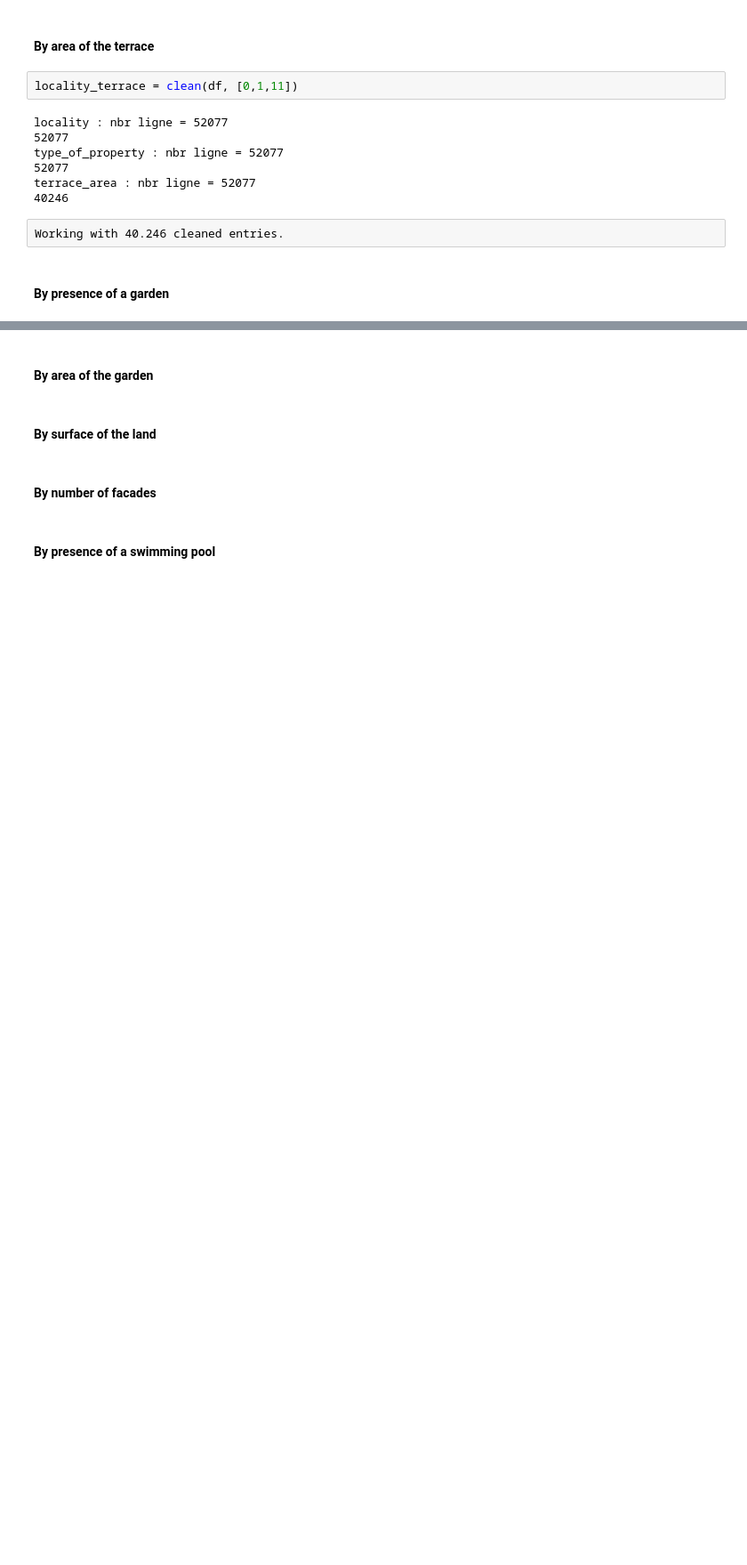
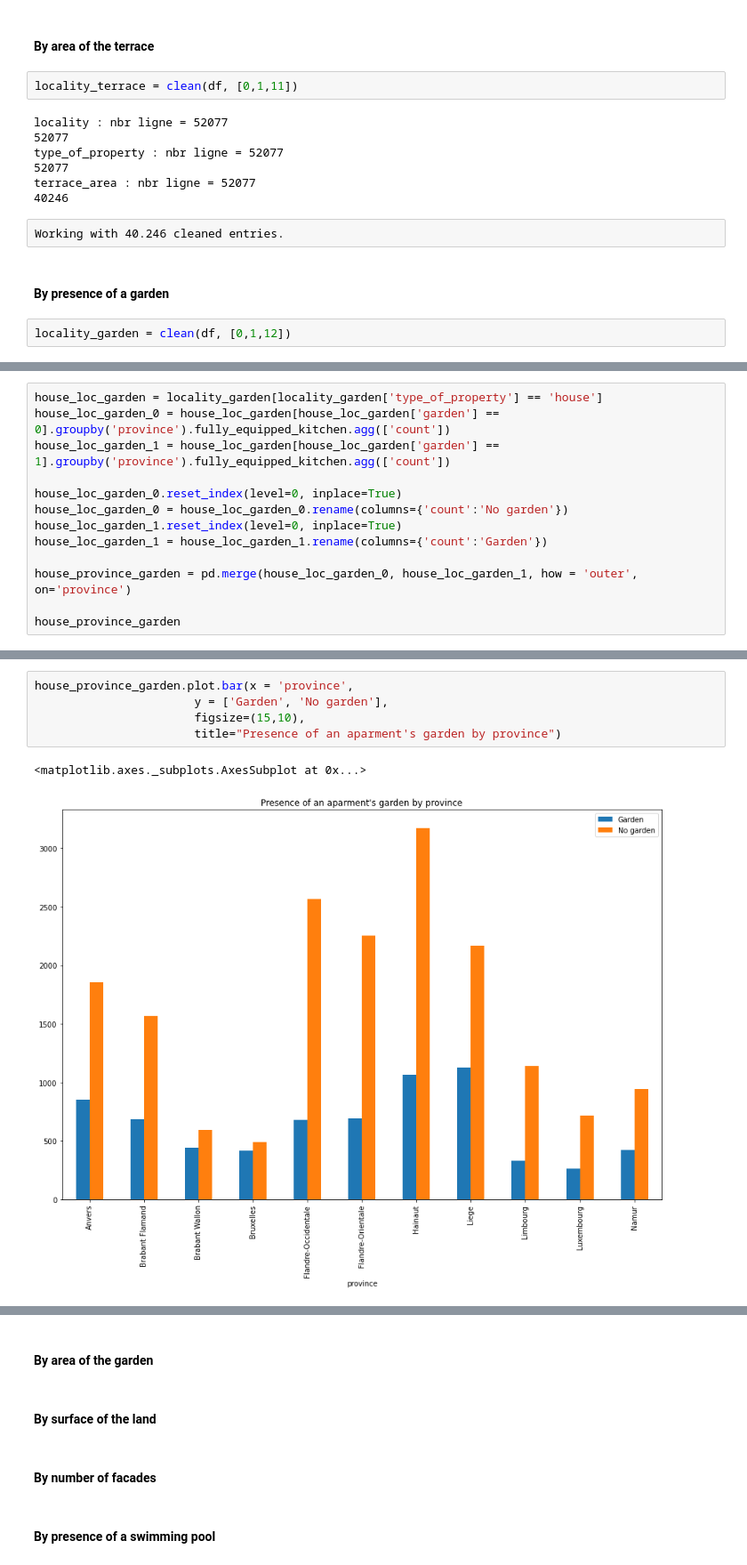
Before and after one commit to Demesmaeker/Immo_data_analysis, a Jupyter notebook: Comparisons between variables (no prices).ipynb, the cells around one changed output, grey strips where cells are left out. Shown at 89% size. Saved outputs shown, nothing was run; the diff lists cells and outputs as text; blank space fills up the shorter version.

Commit message:
locality/garden's presence

```diff
--- a/Comparisons between variables (no prices).ipynb
+++ b/Comparisons between variables (no prices).ipynb
@@ -965,3 +965,5 @@ terrace_area : nbr ligne = 52077
 Working with 40.246 cleaned entries.
 # %% [markdown]
 #### By presence of a garden
+# %%
+locality_garden = clean(df, [0,1,12])
@@ -967,0 +979,13 @@ Working with 40.246 cleaned entries.
+# %%
+house_loc_garden = locality_garden[locality_garden['type_of_property'] == 'house']
+house_loc_garden_0 = house_loc_garden[house_loc_garden['garden'] == 0].groupby('province').fully_equipped_kitchen.agg(['count'])
+house_loc_garden_1 = house_loc_garden[house_loc_garden['garden'] == 1].groupby('province').fully_equipped_kitchen.agg(['count'])
+
+house_loc_garden_0.reset_index(level=0, inplace=True)
+house_loc_garden_0 = house_loc_garden_0.rename(columns={'count':'No garden'})
+house_loc_garden_1.reset_index(level=0, inplace=True)
+house_loc_garden_1 = house_loc_garden_1.rename(columns={'count':'Garden'})
+
+house_province_garden = pd.merge(house_loc_garden_0, house_loc_garden_1, how = 'outer', on='province')
+
+house_province_garden
@@ -967,0 +1005,8 @@ Working with 40.246 cleaned entries.
+# %%
+house_province_garden.plot.bar(x = 'province',
+                       y = ['Garden', 'No garden'],
+                       figsize=(15,10),
+                       title="Presence of an aparment's garden by province")
+# %% [output]
+<matplotlib.axes._subplots.AxesSubplot at 0x...>
+[figure, added]
```
Also changed, not shown: parts of 5 cells of this notebook, 1 other file.
